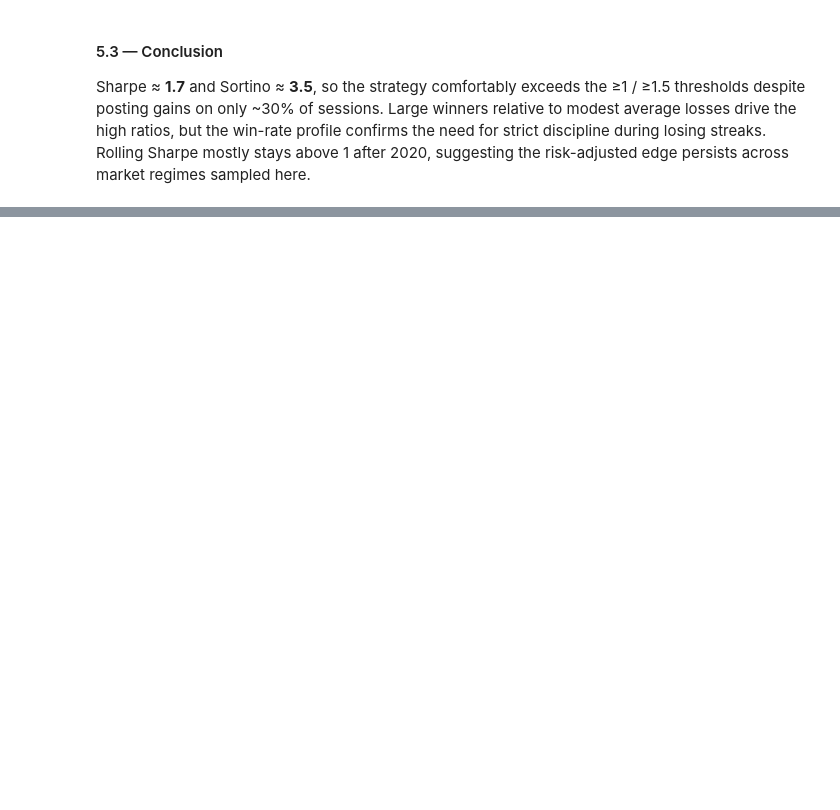
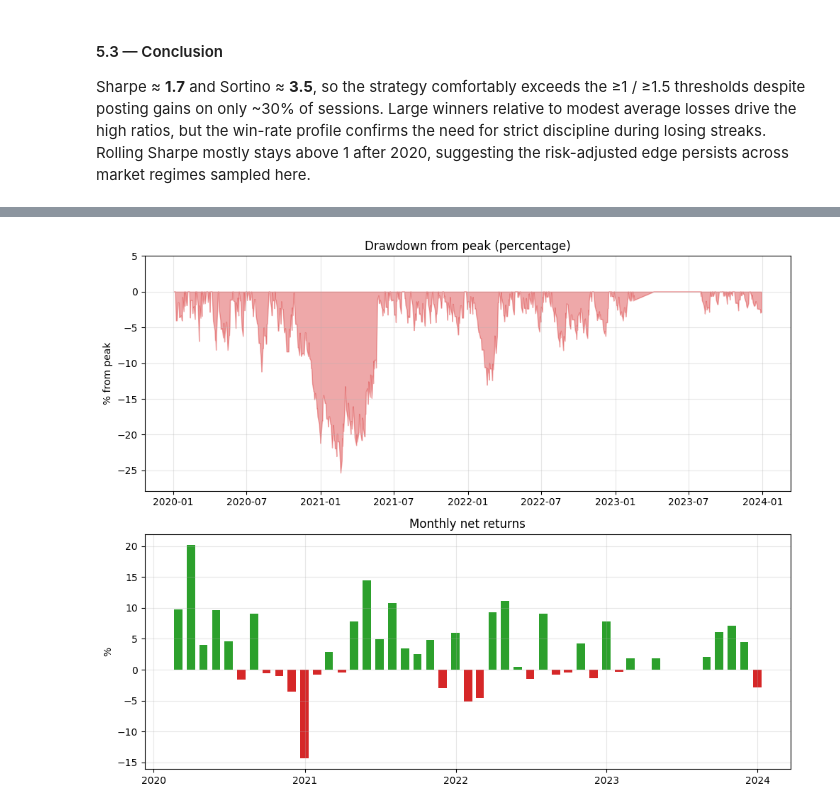
Before and after one commit to Mbaka11/OpeningRangeTradingStrategy, a Jupyter notebook: notebooks/05_performance_risk.ipynb, the cells around one changed output, grey strips where cells are left out. Drawn from its saved outputs; the diff is of its cells as text; code cells hidden in the pictures; blank space fills up the shorter version.

```diff
--- a/notebooks/05_performance_risk.ipynb
+++ b/notebooks/05_performance_risk.ipynb
@@ -192,0 +345,83 @@ Sharpe ≈ **1.7** and Sortino ≈ **3.5**, so the strategy comfortably exceeds
+# %%
+
+# 5.5 — Drawdown, Calmar, and consistency diagnostics
+
+import matplotlib.pyplot as plt
+import matplotlib.dates as mdates
+
+equity = perf['equity_end']
+peaks = equity.cummax()
+drawdown_abs = equity - peaks
+drawdown_pct = drawdown_abs / peaks
+
+max_dd_pct = drawdown_pct.min()
+max_dd_usd = drawdown_abs.min()
+
+# Calmar ratio using CAGR from section 5.2 (recomputed for clarity)
+equity_start = perf['equity_start'].iloc[0]
+equity_end = perf['equity_end'].iloc[-1]
+years_span = (perf.index.max() - perf.index.min()).days / 365.25
+cagr_local = (equity_end / equity_start) ** (1 / years_span) - 1
+calmar = cagr_local / abs(max_dd_pct) if max_dd_pct < 0 else np.nan
+
+def longest_drawdown(dd_series):
+    longest = 0
+    current = 0
+    for value in dd_series:
+        if value < 0:
+            current += 1
+            longest = max(longest, current)
+        else:
+            current = 0
+    return longest
+
+longest_dd_days = longest_drawdown(drawdown_pct)
+
+monthly = equity.resample('M').last().pct_change().dropna()
+quarterly = equity.resample('Q').last().pct_change().dropna()
+month_positive = (monthly > 0).mean()
+quarter_positive = (quarterly > 0).mean()
+
+stats = pd.DataFrame([
+    {"metric": "Max drawdown", "value": max_dd_pct, "target": "≤ -20%", "meets_target": max_dd_pct >= -0.20},
+    {"metric": "Max DD (USD)", "value": max_dd_usd, "target": "Context", "meets_target": np.nan},
+    {"metric": "Calmar ratio", "value": calmar, "target": ">= 0.5", "meets_target": calmar >= 0.5},
+    {"metric": "Longest drawdown (trading days)", "value": longest_dd_days, "target": "Shorter is better", "meets_target": np.nan},
+    {"metric": "Positive months", "value": month_positive, "target": ">= 70%", "meets_target": month_positive >= 0.70},
+    {"metric": "Positive quarters", "value": quarter_positive, "target": ">= 70%", "meets_target": quarter_positive >= 0.70},
+])
+
+def format_value(row):
+    v = row['value']
+    if pd.isna(v):
+        return '—'
+    if row['metric'].endswith('(USD)'):
+        return f"${v:,.0f}"
+    if 'drawdown' in row['metric'].lower() and '%' not in row['metric']:
+        return f"{v:.0f}"
+    if abs(v) < 1:
+        return f"{v:.2%}"
+    return f"{v:.2f}"
+
+stats['value_display'] = stats.apply(format_value, axis=1)
+display(stats[['metric', 'value_display', 'target', 'meets_target']])
+
+fig, axes = plt.subplots(2, 1, figsize=(10, 8), sharex=False)
+
+axes[0].fill_between(perf.index, drawdown_pct * 100, color='tab:red', alpha=0.4)
+axes[0].set_title('Drawdown from peak (percentage)')
+axes[0].set_ylabel('% from peak')
+axes[0].set_ylim(drawdown_pct.min() * 110, 5)
+axes[0].grid(True, alpha=0.3)
+
+colors = ['tab:green' if val > 0 else 'tab:red' for val in monthly]
+axes[1].bar(monthly.index, monthly * 100, width=20, color=colors)
+axes[1].set_title('Monthly net returns')
+axes[1].set_ylabel('%')
+axes[1].xaxis.set_major_locator(mdates.YearLocator())
+axes[1].xaxis.set_major_formatter(mdates.DateFormatter('%Y'))
+axes[1].grid(True, alpha=0.3)
+
+plt.tight_layout()
+plt.show()
+# %% [output]
@@ -192,0 +435 @@ Sharpe ≈ **1.7** and Sortino ≈ **3.5**, so the strategy comfortably exceeds
+[figure, added]
```
Also changed, not shown: parts of 14 cells of this notebook.
